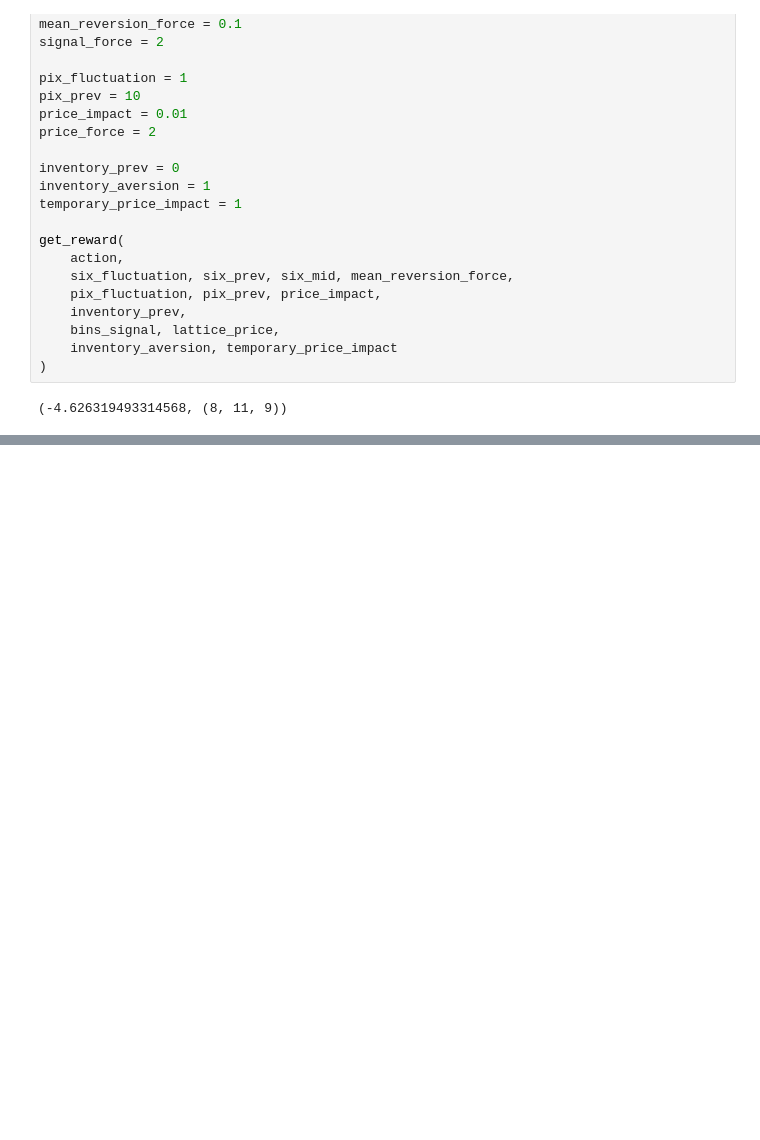
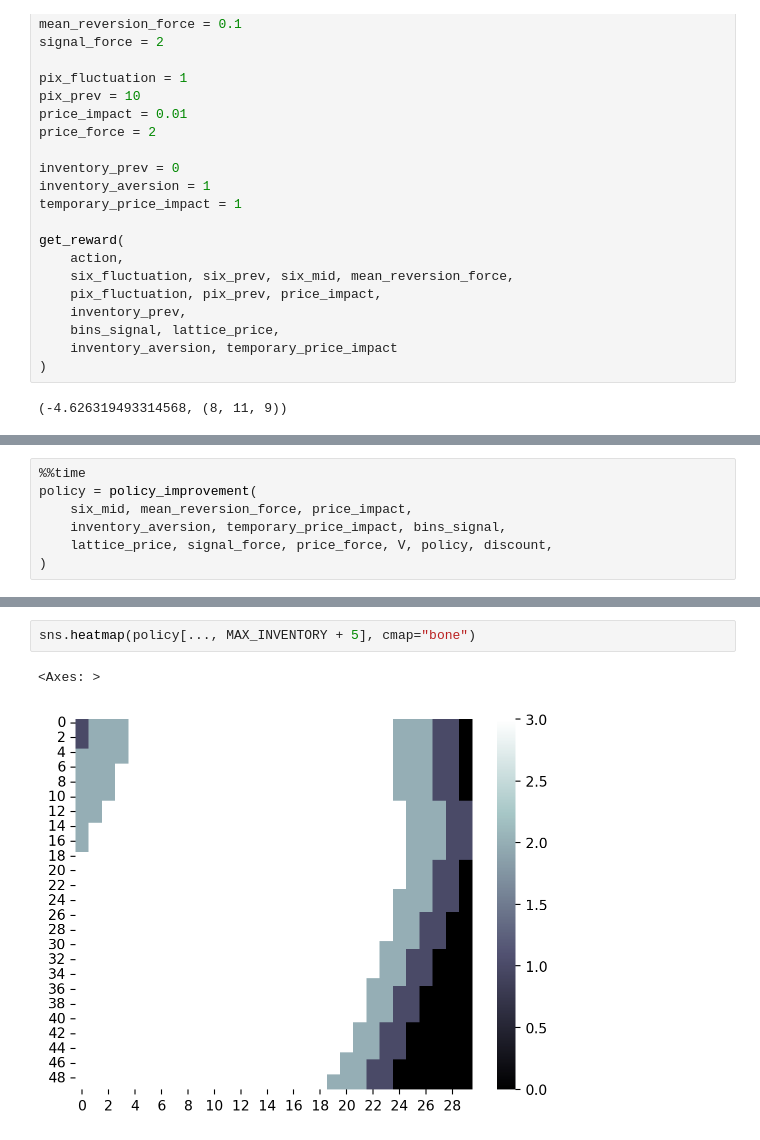
Before and after one commit to sapienzaio/online-ml-finance, a Jupyter notebook: 06-reinforcement-learning/price-impact-grid.ipynb, the cells around one changed output, grey strips where cells are left out. Cells and saved outputs as stored; diff of their text form; blank space fills up the shorter version.

```diff
--- a/06-reinforcement-learning/price-impact-grid.ipynb
+++ b/06-reinforcement-learning/price-impact-grid.ipynb
@@ -524,0 +622,7 @@ def update_policy(
+# %%
+%%time
+policy = policy_improvement(
+    six_mid, mean_reversion_force, price_impact,
+    inventory_aversion, temporary_price_impact, bins_signal,
+    lattice_price, signal_force, price_force, V, policy, discount,
+)
@@ -524,0 +632,5 @@ def update_policy(
+# %%
+sns.heatmap(policy[..., MAX_INVENTORY + 5], cmap="bone")
+# %% [output]
+<Axes: >
+[figure, added]
```
Also changed, not shown: parts of 17 cells of this notebook.
